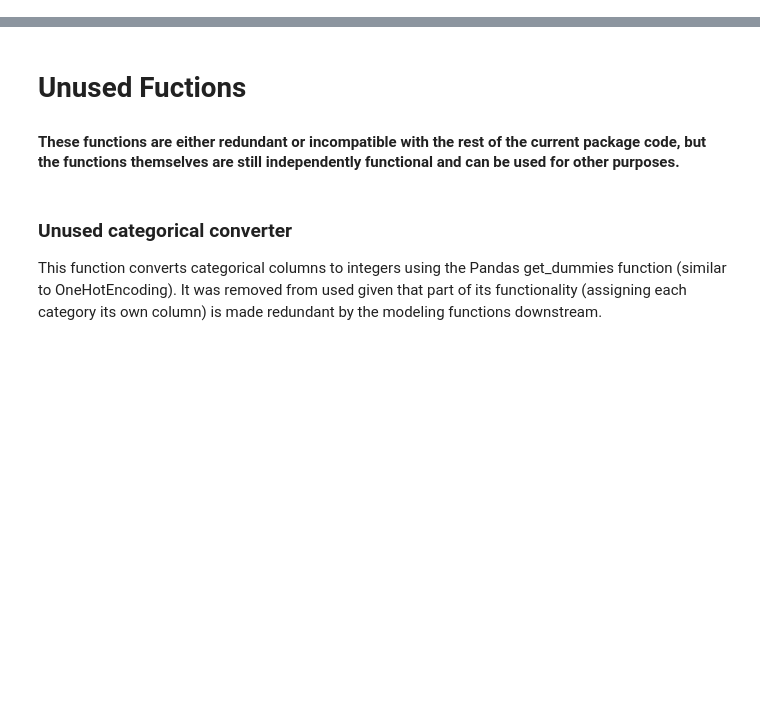
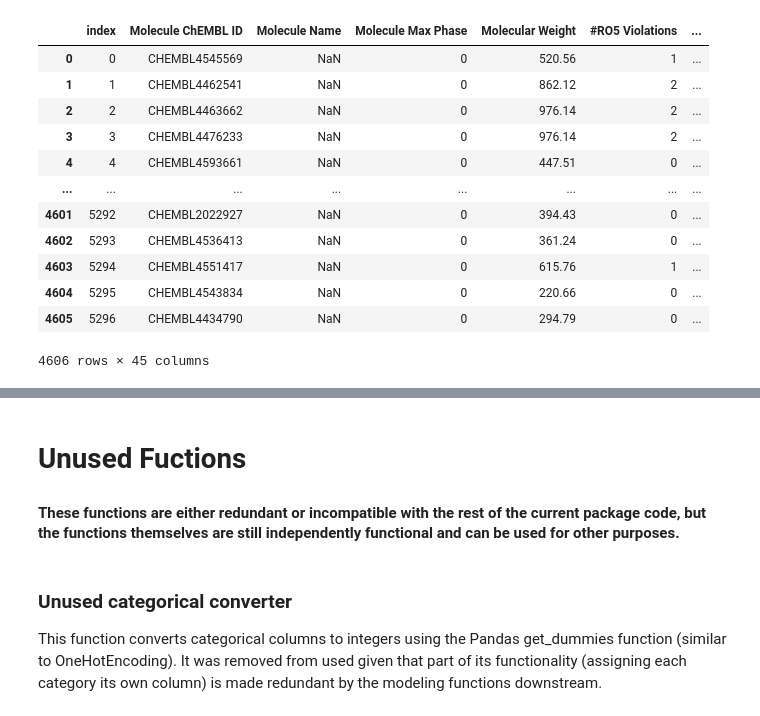
Before and after one commit to Zymergen-DIRECT-2021/cytoxnet, a Jupyter notebook: working/dataprep.ipynb, the cells around one changed output, grey strips where cells are left out. Drawn from its saved outputs; the diff is of its cells as text; code cells hidden in the pictures; blank space fills up the shorter version.

```diff
--- a/working/dataprep.ipynb
+++ b/working/dataprep.ipynb
@@ -311,0 +348,18 @@ test_splitting
+# %%
+data = load_data('ChemBL_ATCC25922_MIC_2.csv', col_id='Molecule ChEMBL ID')
+# %%
+data
+# %% [output]
+|  | index | Molecule ChEMBL ID | Molecule Name | Molecule Max Phase | Molecular Weight | #RO5 Violations | ... |
+| 0 | 0 | CHEMBL4545569 | NaN | 0 | 520.56 | 1 | ... |
+| 1 | 1 | CHEMBL4462541 | NaN | 0 | 862.12 | 2 | ... |
+| 2 | 2 | CHEMBL4463662 | NaN | 0 | 976.14 | 2 | ... |
+| 3 | 3 | CHEMBL4476233 | NaN | 0 | 976.14 | 2 | ... |
+| 4 | 4 | CHEMBL4593661 | NaN | 0 | 447.51 | 0 | ... |
+| ... | ... | ... | ... | ... | ... | ... | ... |
+| 4601 | 5292 | CHEMBL2022927 | NaN | 0 | 394.43 | 0 | ... |
+| 4602 | 5293 | CHEMBL4536413 | NaN | 0 | 361.24 | 0 | ... |
+| 4603 | 5294 | CHEMBL4551417 | NaN | 0 | 615.76 | 1 | ... |
+| 4604 | 5295 | CHEMBL4543834 | NaN | 0 | 220.66 | 0 | ... |
+| 4605 | 5296 | CHEMBL4434790 | NaN | 0 | 294.79 | 0 | ... |
+4606 rows × 45 columns
```
Also changed, not shown: parts of 42 cells of this notebook.
